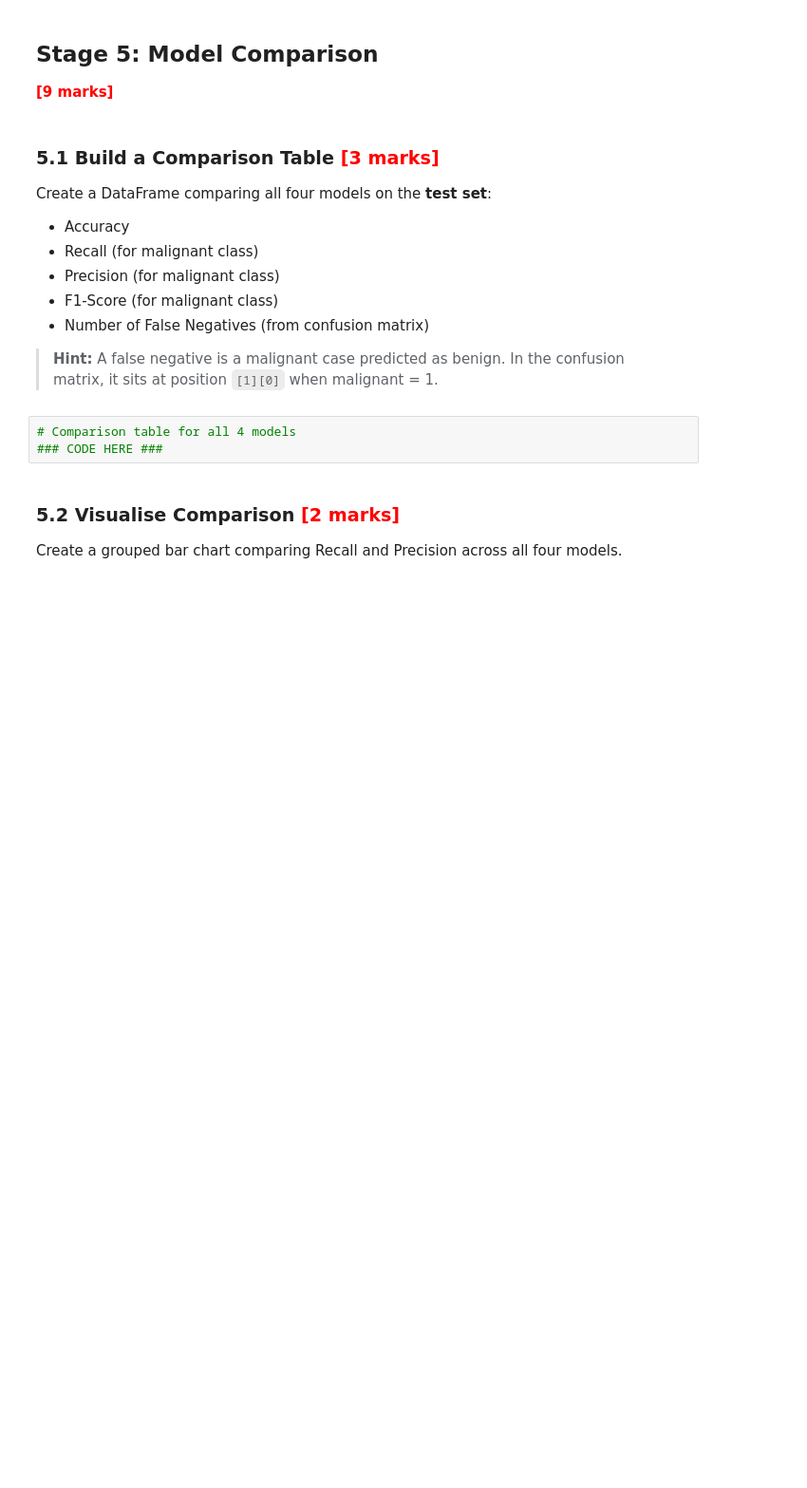
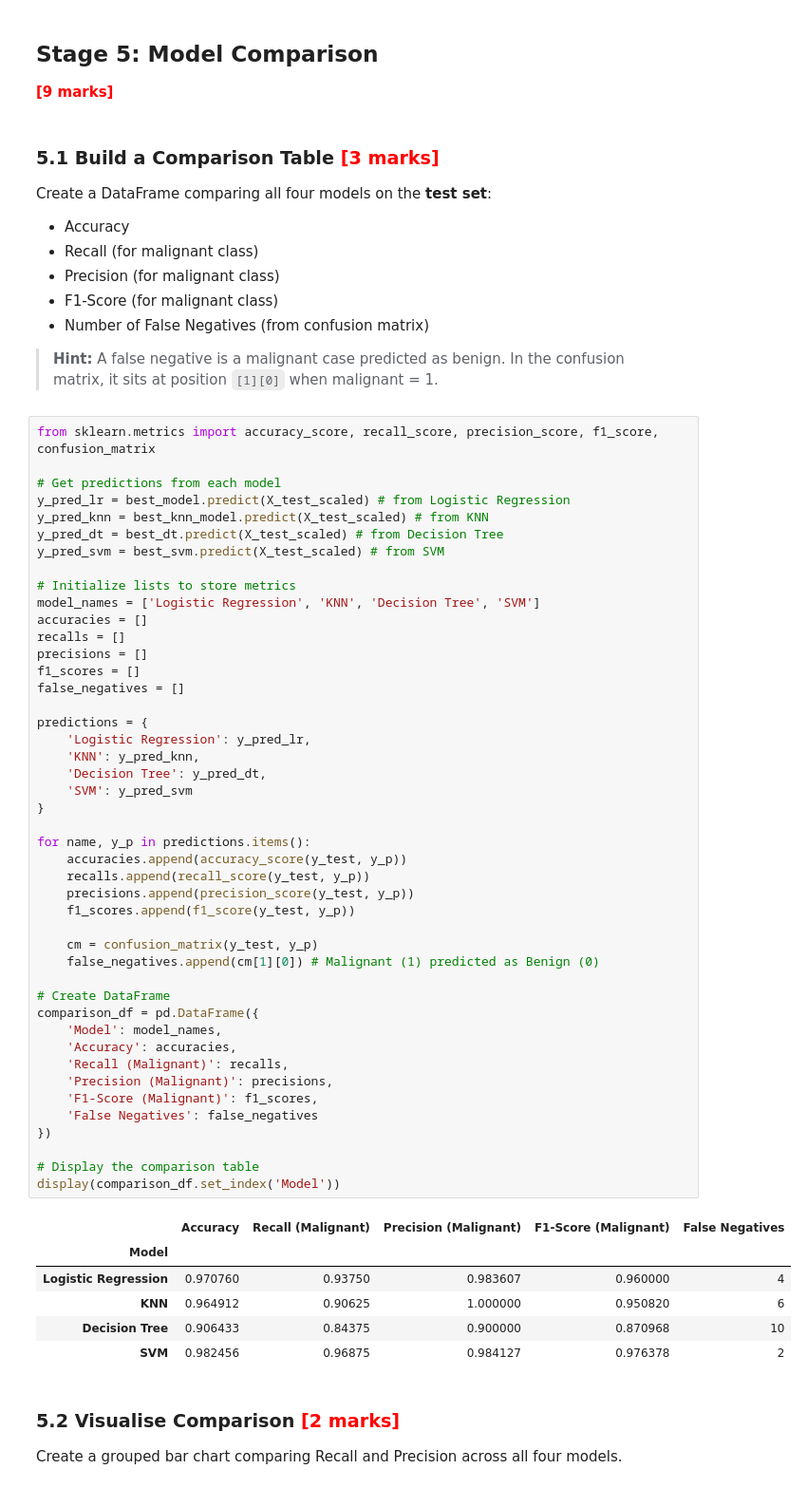
Before and after one commit to raisharad/GenerativeAIandAgenticAI, a Jupyter notebook: Classification_Models_Exercise_Sharad_Kumar_Rai.ipynb, the cells around one changed output. Shown at 95% size. Saved outputs shown, nothing was run; the diff lists cells and outputs as text; blank space fills up the shorter version.

```diff
--- a/Classification_Models_Exercise_Sharad_Kumar_Rai.ipynb
+++ b/Classification_Models_Exercise_Sharad_Kumar_Rai.ipynb
@@ -523,9 +794,58 @@ Create a DataFrame comparing all four models on the **test set**:
 - Number of False Negatives (from confusion matrix)
 
 > **Hint:** A false negative is a malignant case predicted as benign. In the confusion matrix, it sits at position `[1][0]` when malignant = 1.
-# %%
-# Comparison table for all 4 models
-### CODE HERE ###
+# %%
+from sklearn.metrics import accuracy_score, recall_score, precision_score, f1_score, confusion_matrix
+
+# Get predictions from each model
+y_pred_lr = best_model.predict(X_test_scaled) # from Logistic Regression
+y_pred_knn = best_knn_model.predict(X_test_scaled) # from KNN
+y_pred_dt = best_dt.predict(X_test_scaled) # from Decision Tree
+y_pred_svm = best_svm.predict(X_test_scaled) # from SVM
+
+# Initialize lists to store metrics
+model_names = ['Logistic Regression', 'KNN', 'Decision Tree', 'SVM']
+accuracies = []
+recalls = []
+precisions = []
+f1_scores = []
+false_negatives = []
+
+predictions = {
+    'Logistic Regression': y_pred_lr,
+    'KNN': y_pred_knn,
+    'Decision Tree': y_pred_dt,
+    'SVM': y_pred_svm
+}
+
+for name, y_p in predictions.items():
+    accuracies.append(accuracy_score(y_test, y_p))
+    recalls.append(recall_score(y_test, y_p))
+    precisions.append(precision_score(y_test, y_p))
+    f1_scores.append(f1_score(y_test, y_p))
+
+    cm = confusion_matrix(y_test, y_p)
+    false_negatives.append(cm[1][0]) # Malignant (1) predicted as Benign (0)
+
+# Create DataFrame
+comparison_df = pd.DataFrame({
+    'Model': model_names,
+    'Accuracy': accuracies,
+    'Recall (Malignant)': recalls,
+    'Precision (Malignant)': precisions,
+    'F1-Score (Malignant)': f1_scores,
+    'False Negatives': false_negatives
+})
+
+# Display the comparison table
+display(comparison_df.set_index('Model'))
+# %% [output]
+|  | Accuracy | Recall (Malignant) | Precision (Malignant) | F1-Score (Malignant) | False Negatives |
+| Model |  |  |  |  |  |
+| Logistic Regression | 0.970760 | 0.93750 | 0.983607 | 0.960000 | 4 |
+| KNN | 0.964912 | 0.90625 | 1.000000 | 0.950820 | 6 |
+| Decision Tree | 0.906433 | 0.84375 | 0.900000 | 0.870968 | 10 |
+| SVM | 0.982456 | 0.96875 | 0.984127 | 0.976378 | 2 |
 # %% [markdown]
 ### 5.2 Visualise Comparison <font color="red">[2 marks]</font>
 
```
Also changed, not shown: parts of 25 cells of this notebook.
